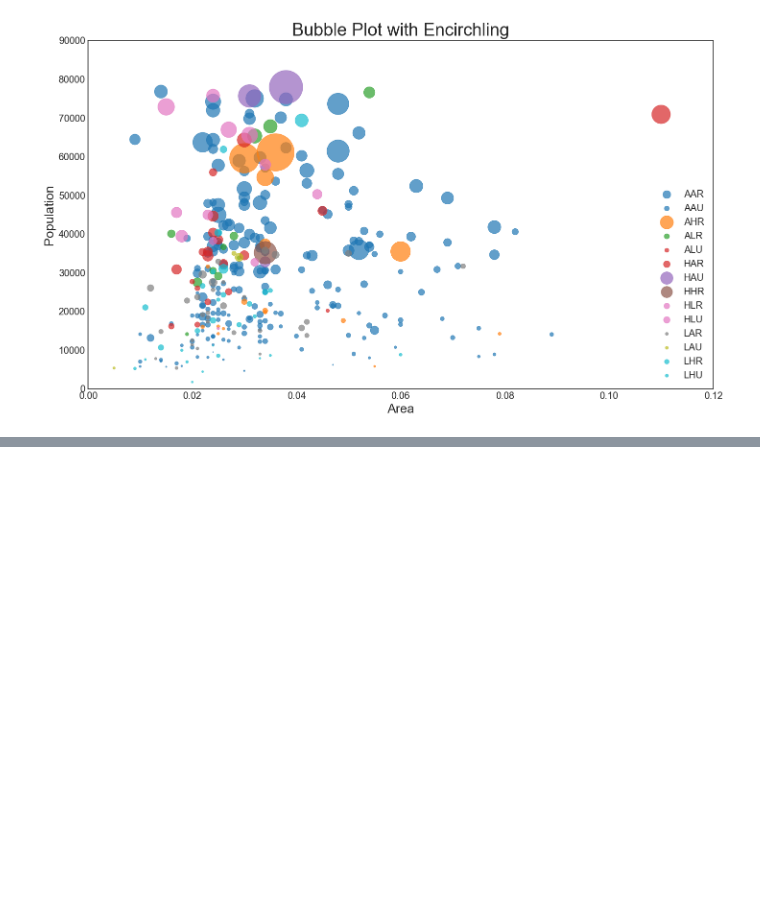
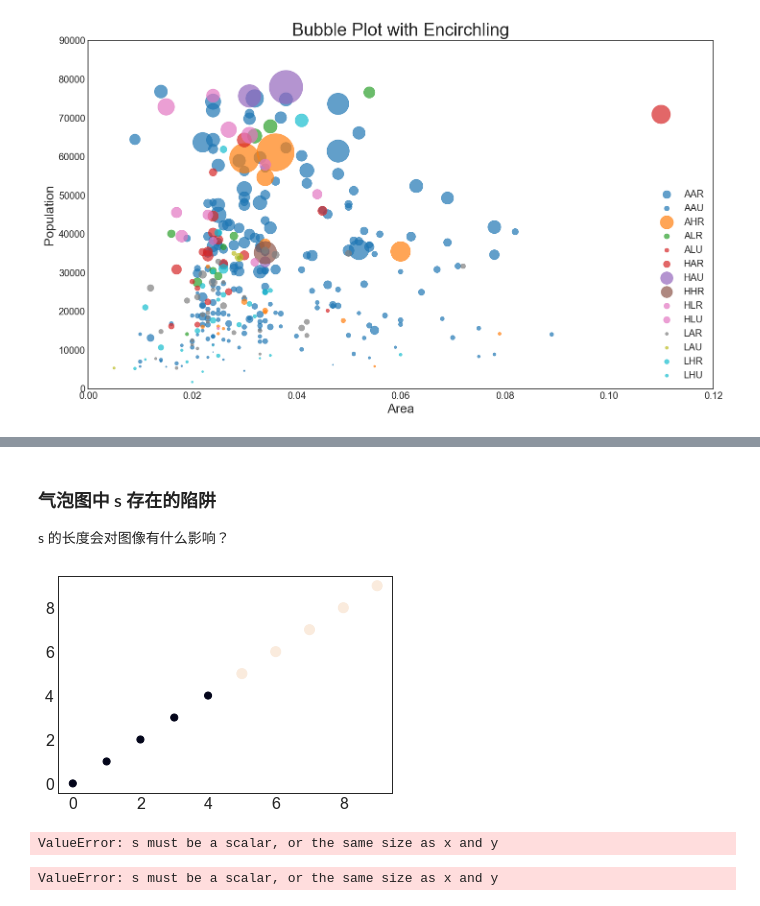
Before and after one commit to protea-ban/top-50-matplotlib-visualizations, a Jupyter notebook: 02_correlation_气泡图.ipynb, the cells around one changed output, grey strips where cells are left out. Drawn from its saved outputs; the diff is of its cells as text; code cells hidden in the pictures; blank space fills up the shorter version.

```diff
--- a/02_correlation_气泡图.ipynb
+++ b/02_correlation_气泡图.ipynb
@@ -73,0 +94,35 @@ plt.show()
+# %% [markdown]
+### 气泡图中 s 存在的陷阱
+s 的长度会对图像有什么影响？
+# %%
+X = np.arange(0,10,1)
+y = [0,0,0,0,0,1,1,1,1,1]
+size1 = [50,50,50,50,50,100,100,100,100,100]
+# 长度刚好：正常显示大小
+plt.scatter(X,X
+            ,s  = size1
+            ,c = y
+            )
+plt.show()
+# %% [output]
+[figure, added]
+# %%
+size2 = [50,50,50,50,50,100,100,100,100,100,200,200,200,200,200]
+# 长度比元素长：报错
+plt.scatter(X,X
+            ,s  = size2
+            ,c = y
+            )
+plt.show()
+# %% [output]
+ValueError: s must be a scalar, or the same size as x and y
+# %%
+size3 = [50,100,200]
+# 长度比元素短：报错
+plt.scatter(X,X
+            ,s  = size3
+            ,c = y
+            )
+plt.show()
+# %% [output]
+ValueError: s must be a scalar, or the same size as x and y
```
Also changed, not shown: parts of 2 cells of this notebook.
